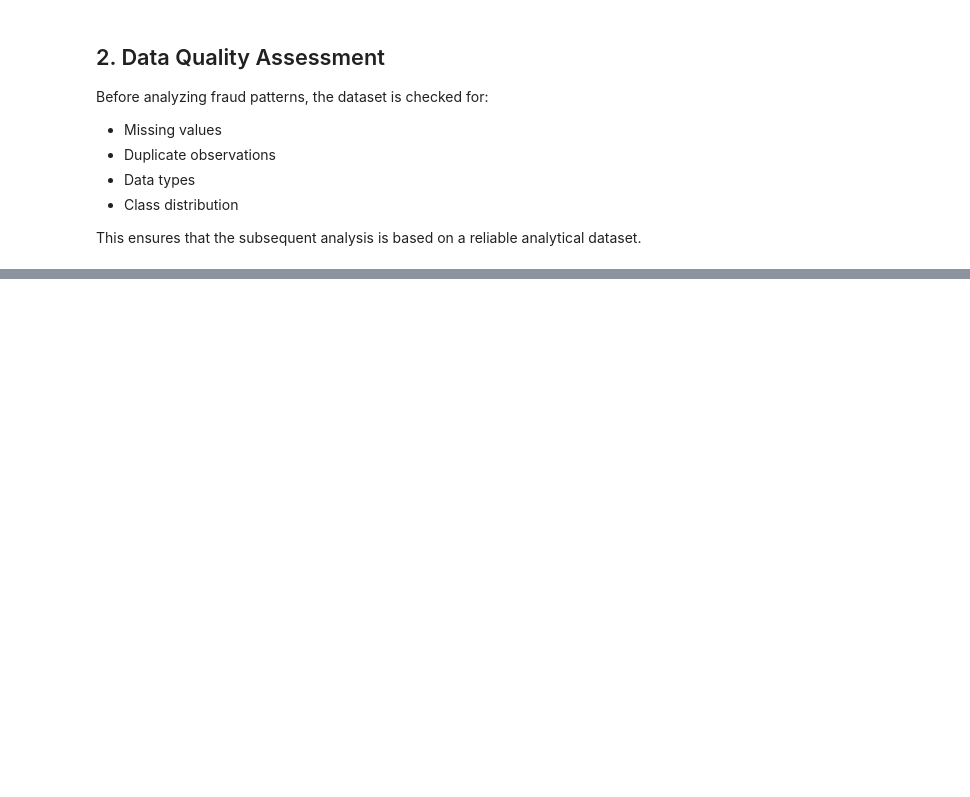
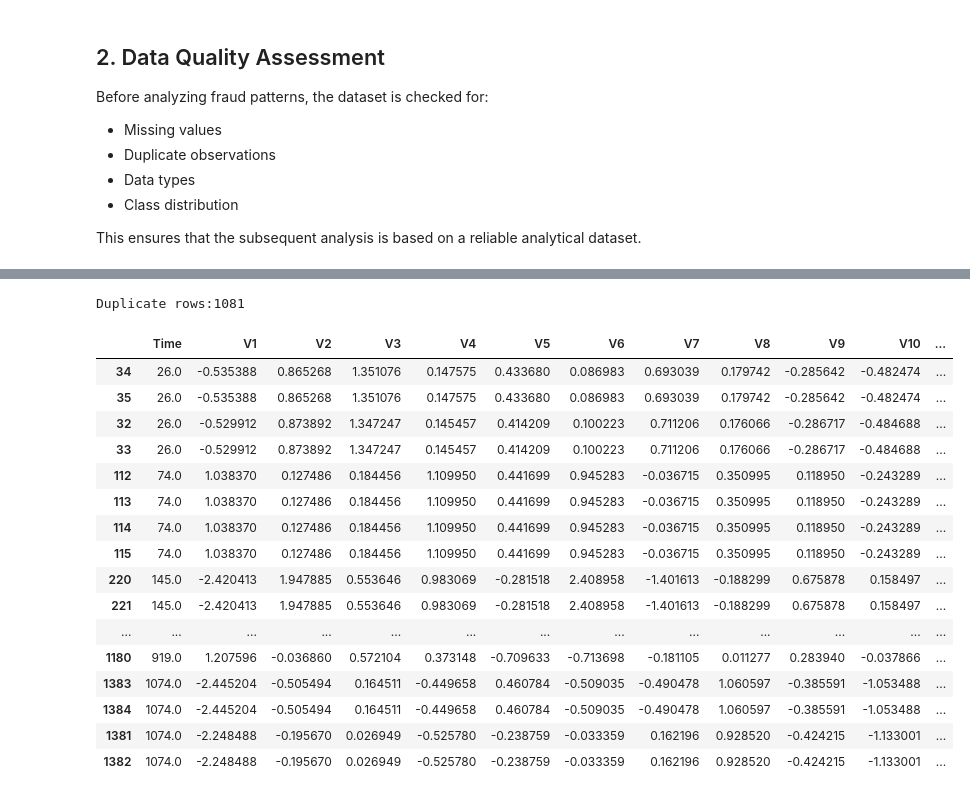
Before and after one commit to Yvonneamg/Credit_Card_Fraud_Detection, a Jupyter notebook: fraud_detection_final.ipynb, the cells around one changed output, grey strips where cells are left out. Drawn from its saved outputs; the diff is of its cells as text; code cells hidden in the pictures; blank space fills up the shorter version.

```diff
--- a/fraud_detection_final.ipynb
+++ b/fraud_detection_final.ipynb
@@ -103,0 +125,29 @@ This ensures that the subsequent analysis is based on a reliable analytical data
+# %%
+duplicate_count=df.duplicated().sum()
+print(f"Duplicate rows:{duplicate_count}")
+# %% [output]
+Duplicate rows:1081
+# %%
+duplicates = df[df.duplicated(keep=False)].sort_values(
+    by=list(df.columns)
+)
+
+duplicates.head(20)
+# %% [output]
+|  | Time | V1 | V2 | V3 | V4 | V5 | V6 | V7 | V8 | V9 | V10 | ... |
+| 34 | 26.0 | -0.535388 | 0.865268 | 1.351076 | 0.147575 | 0.433680 | 0.086983 | 0.693039 | 0.179742 | -0.285642 | -0.482474 | ... |
+| 35 | 26.0 | -0.535388 | 0.865268 | 1.351076 | 0.147575 | 0.433680 | 0.086983 | 0.693039 | 0.179742 | -0.285642 | -0.482474 | ... |
+| 32 | 26.0 | -0.529912 | 0.873892 | 1.347247 | 0.145457 | 0.414209 | 0.100223 | 0.711206 | 0.176066 | -0.286717 | -0.484688 | ... |
+| 33 | 26.0 | -0.529912 | 0.873892 | 1.347247 | 0.145457 | 0.414209 | 0.100223 | 0.711206 | 0.176066 | -0.286717 | -0.484688 | ... |
+| 112 | 74.0 | 1.038370 | 0.127486 | 0.184456 | 1.109950 | 0.441699 | 0.945283 | -0.036715 | 0.350995 | 0.118950 | -0.243289 | ... |
+| 113 | 74.0 | 1.038370 | 0.127486 | 0.184456 | 1.109950 | 0.441699 | 0.945283 | -0.036715 | 0.350995 | 0.118950 | -0.243289 | ... |
+| 114 | 74.0 | 1.038370 | 0.127486 | 0.184456 | 1.109950 | 0.441699 | 0.945283 | -0.036715 | 0.350995 | 0.118950 | -0.243289 | ... |
+| 115 | 74.0 | 1.038370 | 0.127486 | 0.184456 | 1.109950 | 0.441699 | 0.945283 | -0.036715 | 0.350995 | 0.118950 | -0.243289 | ... |
+| 220 | 145.0 | -2.420413 | 1.947885 | 0.553646 | 0.983069 | -0.281518 | 2.408958 | -1.401613 | -0.188299 | 0.675878 | 0.158497 | ... |
+| 221 | 145.0 | -2.420413 | 1.947885 | 0.553646 | 0.983069 | -0.281518 | 2.408958 | -1.401613 | -0.188299 | 0.675878 | 0.158497 | ... |
+| ... | ... | ... | ... | ... | ... | ... | ... | ... | ... | ... | ... | ... |
+| 1180 | 919.0 | 1.207596 | -0.036860 | 0.572104 | 0.373148 | -0.709633 | -0.713698 | -0.181105 | 0.011277 | 0.283940 | -0.037866 | ... |
+| 1383 | 1074.0 | -2.445204 | -0.505494 | 0.164511 | -0.449658 | 0.460784 | -0.509035 | -0.490478 | 1.060597 | -0.385591 | -1.053488 | ... |
+| 1384 | 1074.0 | -2.445204 | -0.505494 | 0.164511 | -0.449658 | 0.460784 | -0.509035 | -0.490478 | 1.060597 | -0.385591 | -1.053488 | ... |
+| 1381 | 1074.0 | -2.248488 | -0.195670 | 0.026949 | -0.525780 | -0.238759 | -0.033359 | 0.162196 | 0.928520 | -0.424215 | -1.133001 | ... |
+| 1382 | 1074.0 | -2.248488 | -0.195670 | 0.026949 | -0.525780 | -0.238759 | -0.033359 | 0.162196 | 0.928520 | -0.424215 | -1.133001 | ... |
```
Also changed, not shown: parts of 6 cells of this notebook.
